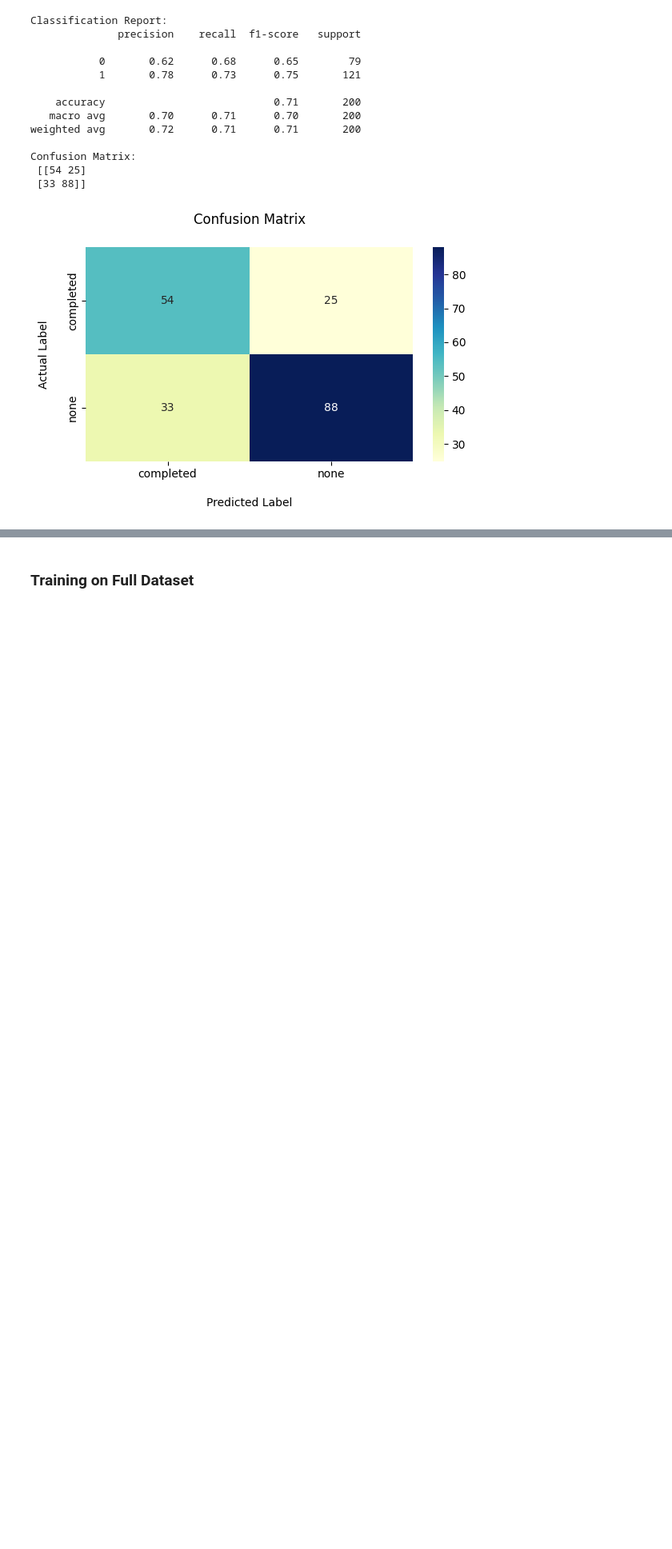
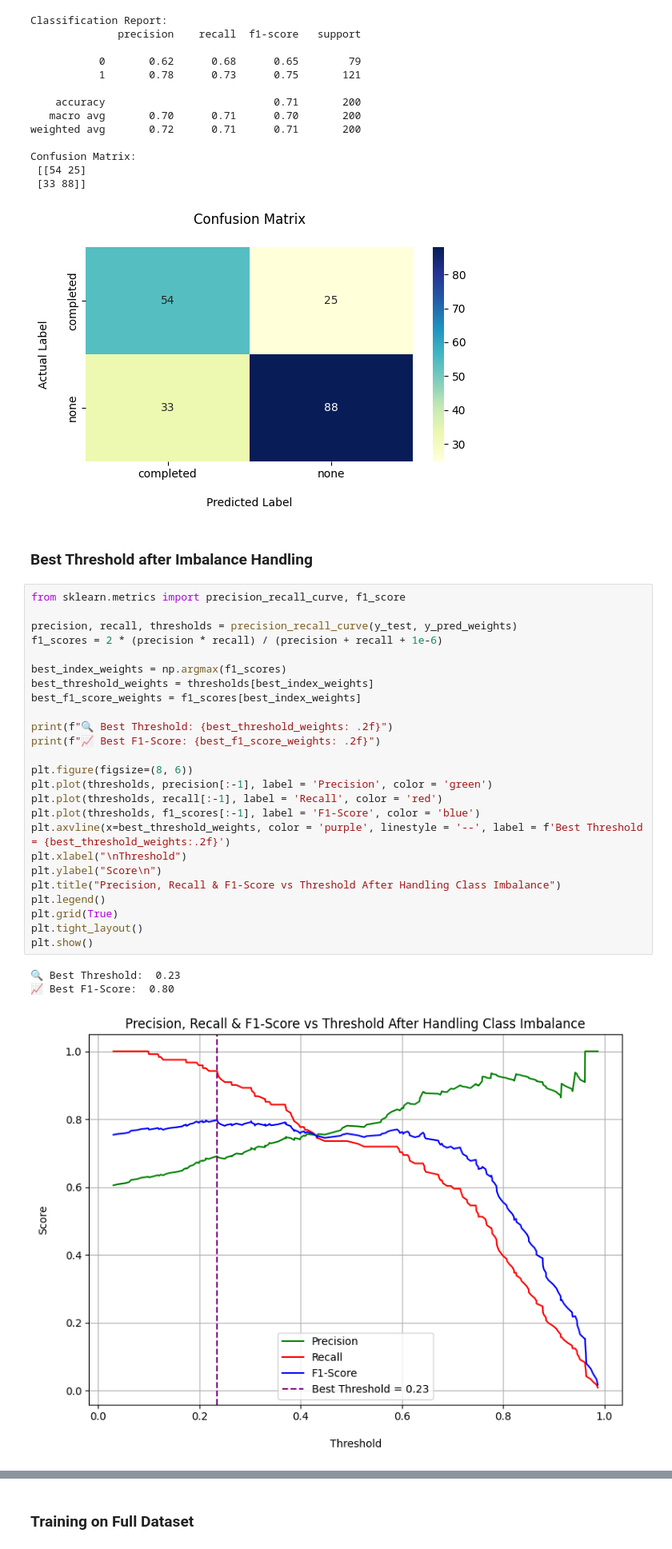
Before and after one commit to SakibMizan/MLProjectStudentPerformance, a Jupyter notebook: SakibMizanProject.ipynb, the cells around one changed output, grey strips where cells are left out. Shown at 80% size. Saved outputs shown, nothing was run; the diff lists cells and outputs as text; blank space fills up the shorter version.

```diff
--- a/SakibMizanProject.ipynb
+++ b/SakibMizanProject.ipynb
@@ -450,3 +449,34 @@ Confusion Matrix:
  [[54 25]
  [33 88]]
 [figure]
+# %% [markdown]
+### Best Threshold after Imbalance Handling
+# %%
+from sklearn.metrics import precision_recall_curve, f1_score
+
+precision, recall, thresholds = precision_recall_curve(y_test, y_pred_weights)
+f1_scores = 2 * (precision * recall) / (precision + recall + 1e-6)
+
+best_index_weights = np.argmax(f1_scores)
+best_threshold_weights = thresholds[best_index_weights]
+best_f1_score_weights = f1_scores[best_index_weights]
+
+print(f"🔍 Best Threshold: {best_threshold_weights: .2f}")
+print(f"📈 Best F1-Score: {best_f1_score_weights: .2f}")
+
+plt.figure(figsize=(8, 6))
+plt.plot(thresholds, precision[:-1], label = 'Precision', color = 'green')
+plt.plot(thresholds, recall[:-1], label = 'Recall', color = 'red')
+plt.plot(thresholds, f1_scores[:-1], label = 'F1-Score', color = 'blue')
+plt.axvline(x=best_threshold_weights, color = 'purple', linestyle = '--', label = f'Best Threshold = {best_threshold_weights:.2f}')
+plt.xlabel("\nThreshold")
+plt.ylabel("Score\n")
+plt.title("Precision, Recall & F1-Score vs Threshold After Handling Class Imbalance")
+plt.legend()
+plt.grid(True)
+plt.tight_layout()
+plt.show()
+# %% [output]
+🔍 Best Threshold:  0.23
+📈 Best F1-Score:  0.80
+[figure, added]
```
Also changed, not shown: parts of 7 cells of this notebook, 1 other file.
